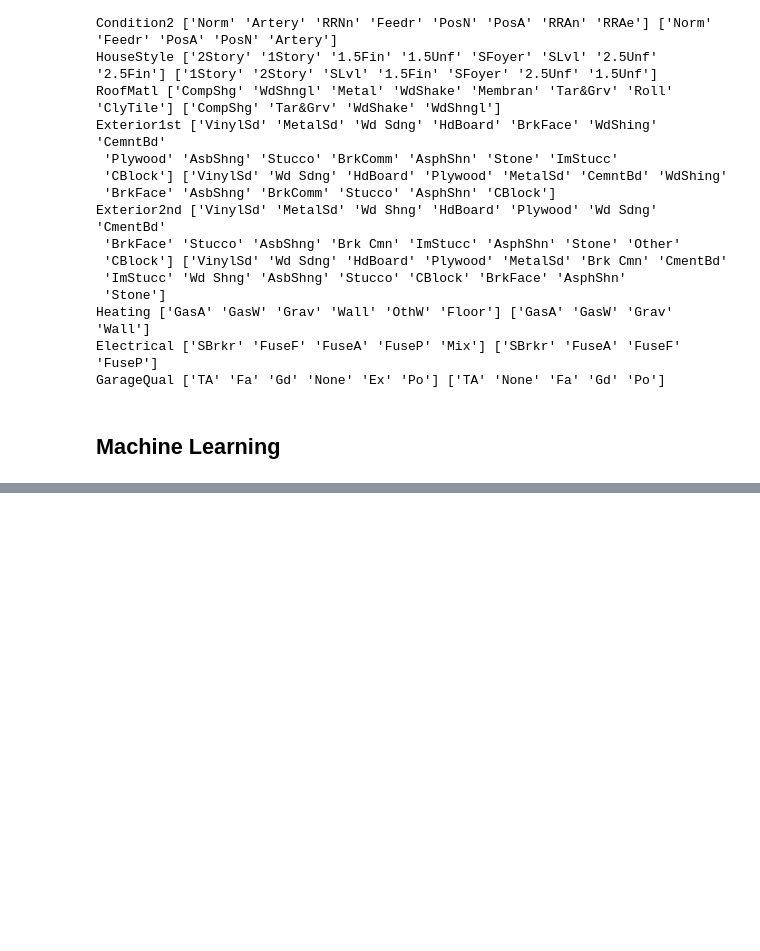
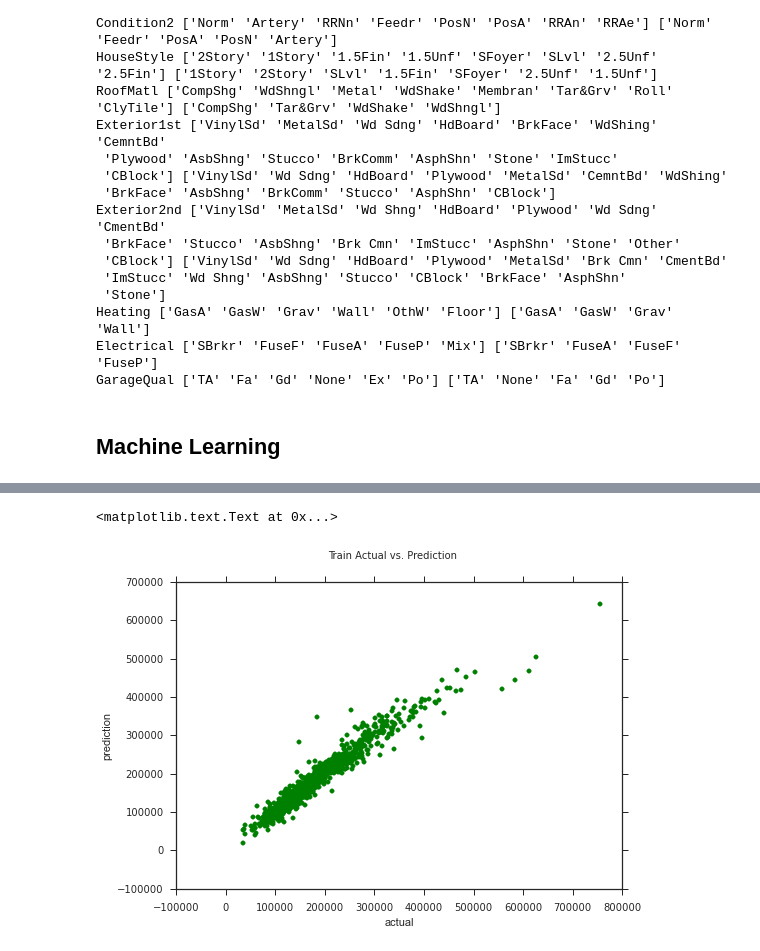
Before and after one commit to moyphilip/Ames-Housing, a Jupyter notebook: Ames-Housing-Notebook.ipynb, the cells around one changed output, grey strips where cells are left out. Drawn from its saved outputs; the diff is of its cells as text; code cells hidden in the pictures; blank space fills up the shorter version.

```diff
--- a/Ames-Housing-Notebook.ipynb
+++ b/Ames-Housing-Notebook.ipynb
@@ -549,0 +535,21 @@ np.sqrt(25)
+# %%
+#ridge regression (.16 score)
+from sklearn.linear_model import Ridge
+rlm = Ridge(alpha=1.0)
+
+
+#train on train set
+rlm.fit(X_train,y_train)
+
+#coefficients
+coef_df = pd.DataFrame({'features':X_train.columns, 'coef':rlm.coef_})[['features','coef']]
+print coef_df.sort_values(['coef'], ascending=[False])[:10] #high coef
+print coef_df.sort_values(['coef'], ascending=[True])[:10] #low coef
+
+#pred
+pred_train = rlm.predict(X_train)
+pred_test = rlm.predict(X_test)
+print "\n"
+print "Train RMSE:",error_metric(y_train,pred_train)
+print "Test RMSE:", error_metric(y_test,pred_test)
+print "\n"
@@ -549,0 +574,9 @@ np.sqrt(25)
+# %%
+# Train actual vs prediction
+plt.scatter(y_train, pred_train,  color='g')
+plt.xlabel('actual')
+plt.ylabel('prediction')
+plt.suptitle('Train Actual vs. Prediction')
+# %% [output]
+<matplotlib.text.Text at 0x...>
+[figure, added]
```
Also changed, not shown: parts of 16 cells of this notebook.
